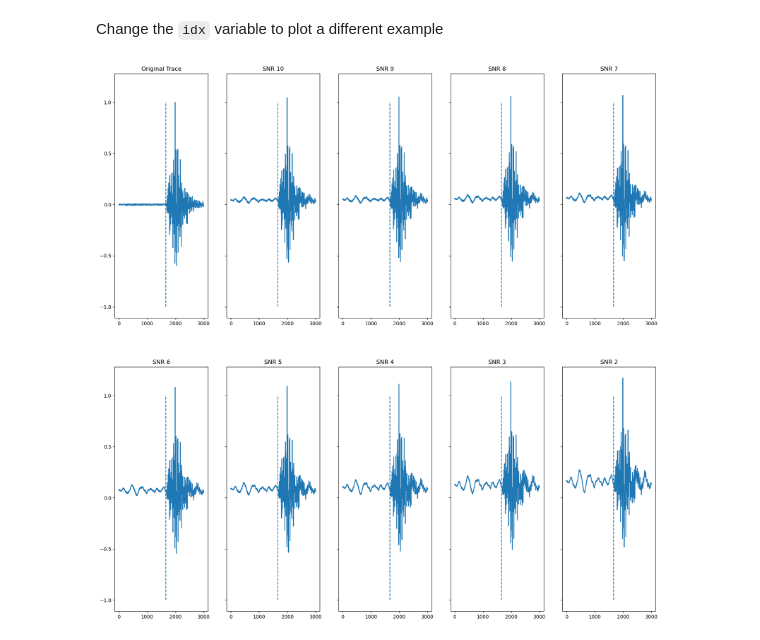
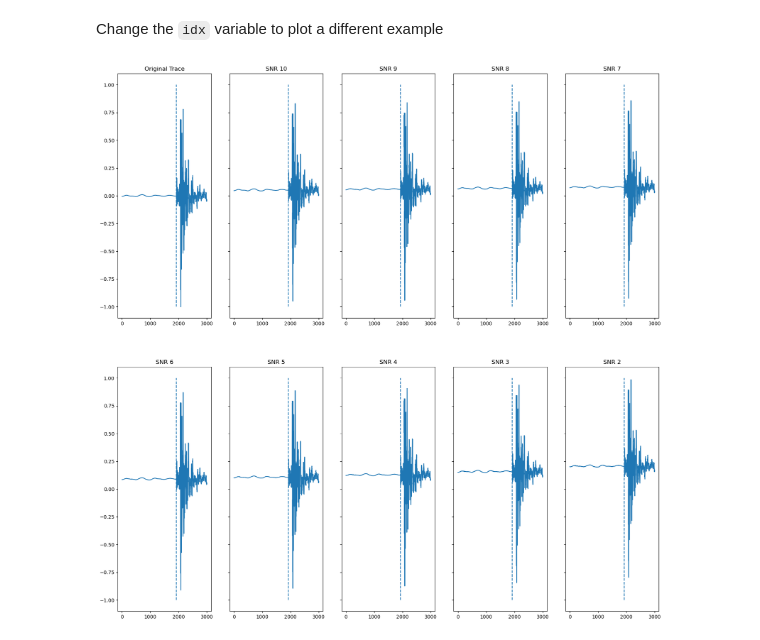
Before and after one commit to moshebeutel/summer_2022_Seismology, a Jupyter notebook: notebooks/model_evaluation.ipynb, the cells around one changed output. Cells and saved outputs as stored; diff of their text form; code cells hidden in the pictures.

```diff
--- a/notebooks/model_evaluation.ipynb
+++ b/notebooks/model_evaluation.ipynb
@@ -203,16 +240,16 @@ plt.hlines(y=dataset_len_original, xmin=2, xmax=10, linestyles='dashed');
 # %% [markdown]
 Change the `idx` variable to plot a different example
 # %%
-idx = 5
+idx = 15
 
 noised_traces =[synthetic_noisy_dataset[idx] for synthetic_noisy_dataset in noisy_traces_list]
 noised_labels =[synthetic_noisy_labels[idx] for synthetic_noisy_labels in noisy_traces_list]
 
 fig, axs = plt.subplots(2,5,figsize=(20,20), sharey='all')
 for i in [0,1]:
     for j in [0,1,2,3,4]:
         axs[i,j].set_title(f'SNR {11 - j - i*5}' if (i,j) != (0,0) else 'Original Trace')
         axs[i,j].plot(noised_traces[9 - j - i*5][0] if (i,j) != (0,0) else original_dataset[idx,0])
         axs[i,j].vlines(x=original_labels[idx], ymin=-1, ymax=1, linestyles='dashed')
 # %% [output]
-[figure, old version]
+[figure, new version]
```
Also changed, not shown: parts of 11 cells of this notebook, 1 other file.
